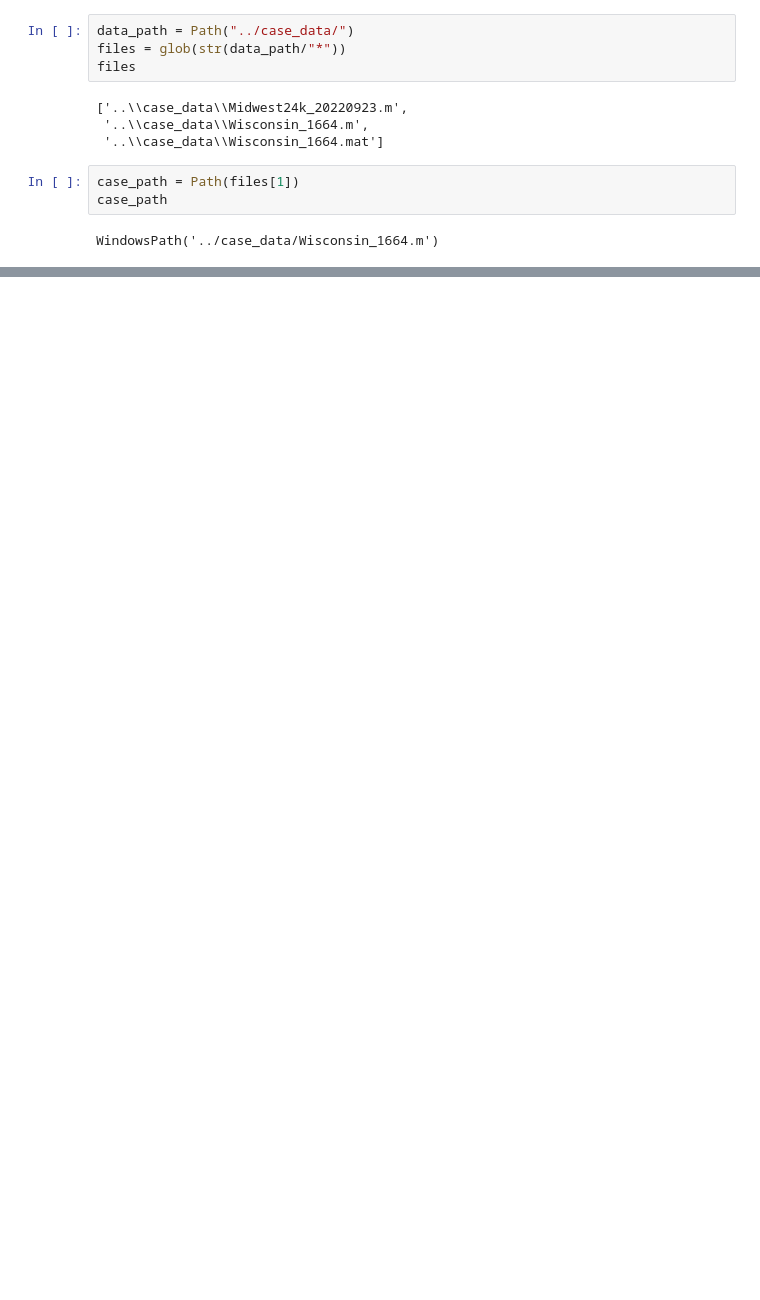
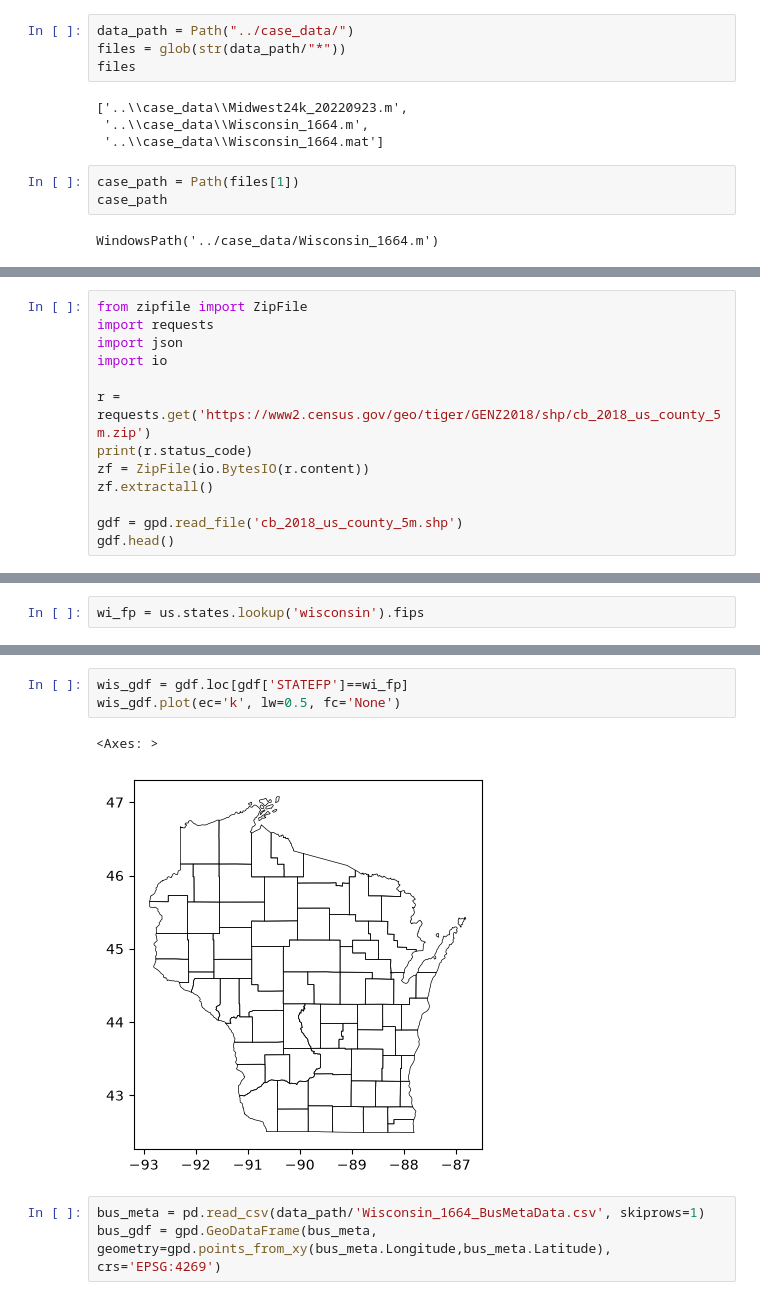
Before and after one commit to samgdotson/energy-lab, a Jupyter notebook: Midwest24k/notebooks/read_matpower.ipynb, the cells around one changed output, grey strips where cells are left out. Cells and saved outputs as stored; diff of their text form; blank space fills up the shorter version.

Commit message:
adds bus load distribution data and plots wisconsin buses

```diff
--- a/Midwest24k/notebooks/read_matpower.ipynb
+++ b/Midwest24k/notebooks/read_matpower.ipynb
@@ -237,0 +137,13 @@ gen_data.rename(columns=gen_header_map, inplace=True)
+# %%
+from zipfile import ZipFile
+import requests
+import json
+import io
+
+r = requests.get('https://www2.census.gov/geo/tiger/GENZ2018/shp/cb_2018_us_county_5m.zip')
+print(r.status_code)
+zf = ZipFile(io.BytesIO(r.content))
+zf.extractall()
+
+gdf = gpd.read_file('cb_2018_us_county_5m.shp')
+gdf.head()
@@ -237,0 +158,2 @@ gen_data.rename(columns=gen_header_map, inplace=True)
+# %%
+wi_fp = us.states.lookup('wisconsin').fips
@@ -237,0 +174,9 @@ gen_data.rename(columns=gen_header_map, inplace=True)
+# %%
+wis_gdf = gdf.loc[gdf['STATEFP']==wi_fp]
+wis_gdf.plot(ec='k', lw=0.5, fc='None')
+# %% [output]
+<Axes: >
+[figure, added]
+# %%
+bus_meta = pd.read_csv(data_path/'Wisconsin_1664_BusMetaData.csv', skiprows=1)
+bus_gdf = gpd.GeoDataFrame(bus_meta, geometry=gpd.points_from_xy(bus_meta.Longitude,bus_meta.Latitude), crs='EPSG:4269')
```
Also changed, not shown: parts of 23 cells of this notebook, 3 other files.
